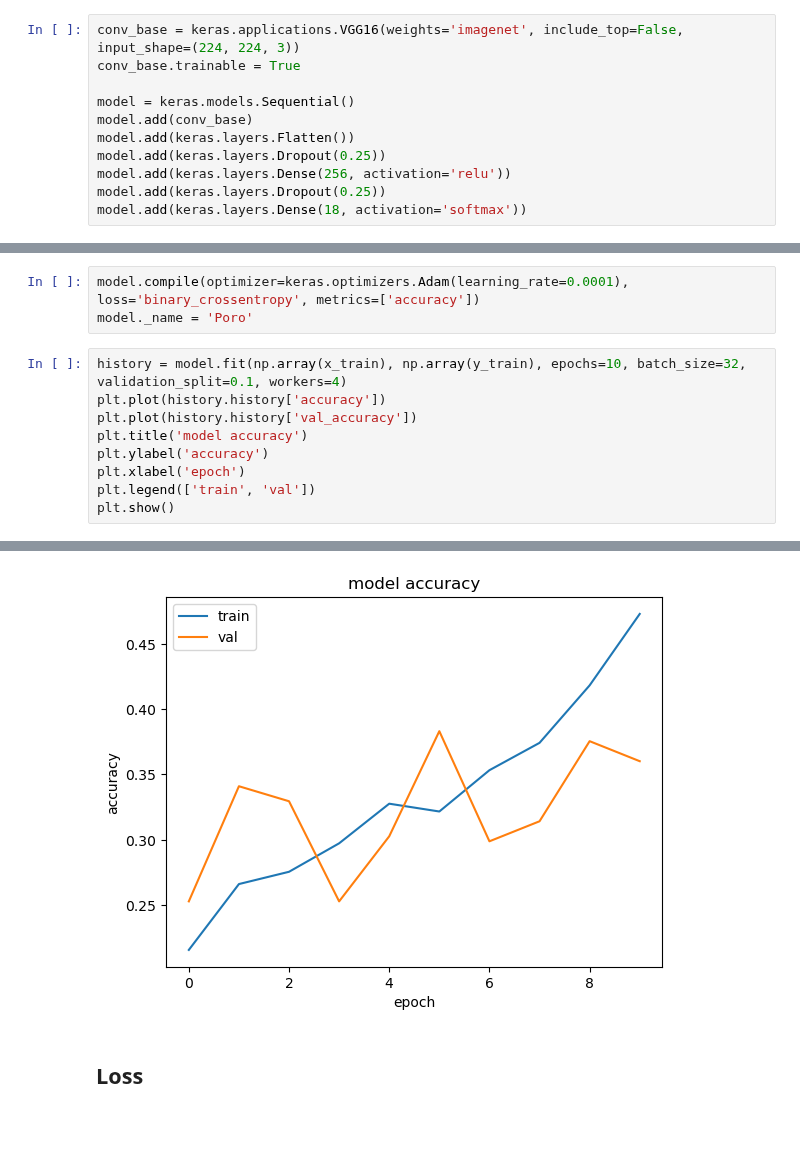
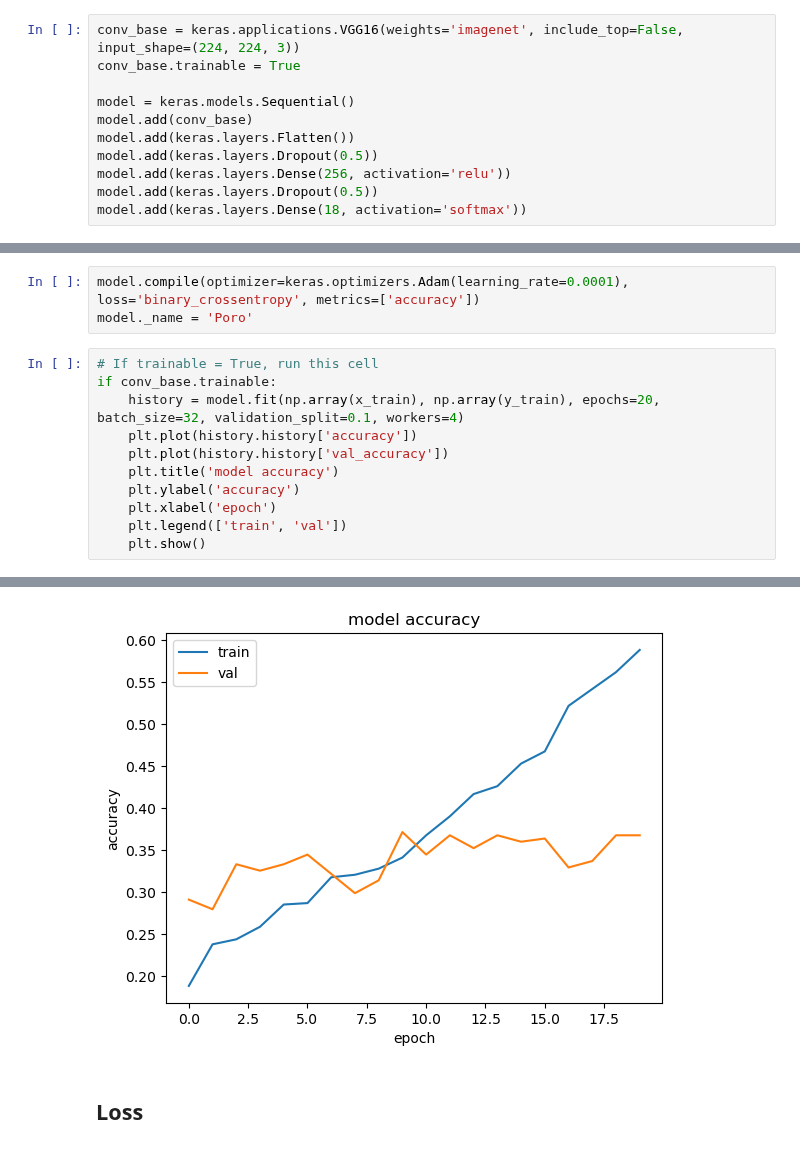
Before and after one commit to Tsun0193/ML-MovieGenre, a Jupyter notebook: main.ipynb, the cells around one changed output, grey strips where cells are left out. Drawn from its saved outputs; the diff is of its cells as text.

Commit message:
Re-train the model, update README for Poro-1.0. Archiving the model for Poro-1.0.

```diff
--- a/main.ipynb
+++ b/main.ipynb
@@ -107,9 +112,9 @@ conv_base.trainable = True
 model = keras.models.Sequential()
 model.add(conv_base)
 model.add(keras.layers.Flatten())
-model.add(keras.layers.Dropout(0.25))
+model.add(keras.layers.Dropout(0.5))
 model.add(keras.layers.Dense(256, activation='relu'))
-model.add(keras.layers.Dropout(0.25))
+model.add(keras.layers.Dropout(0.5))
 model.add(keras.layers.Dense(18, activation='softmax'))
 # %% [output]
 WARNING:tensorflow:From c:\Users\admin\anaconda3\Lib\site-packages\keras\src\backend.py:1398: The name tf.executing_eagerly_outside_functions is deprecated. Please use tf.compat.v1.executing_eagerly_o ...
@@ -119,12 +124,14 @@ WARNING:tensorflow:From c:\Users\admin\anaconda3\Lib\site-packages\keras\src\lay
 model.compile(optimizer=keras.optimizers.Adam(learning_rate=0.0001), loss='binary_crossentropy', metrics=['accuracy'])
 model._name = 'Poro'
 # %%
-history = model.fit(np.array(x_train), np.array(y_train), epochs=10, batch_size=32, validation_split=0.1, workers=4)
-plt.plot(history.history['accuracy'])
-plt.plot(history.history['val_accuracy'])
-plt.title('model accuracy')
-plt.ylabel('accuracy')
-plt.xlabel('epoch')
-plt.legend(['train', 'val'])
-plt.show()
+# If trainable = True, run this cell
+if conv_base.trainable:
+    history = model.fit(np.array(x_train), np.array(y_train), epochs=20, batch_size=32, validation_split=0.1, workers=4)
+    plt.plot(history.history['accuracy'])
+    plt.plot(history.history['val_accuracy'])
+    plt.title('model accuracy')
+    plt.ylabel('accuracy')
+    plt.xlabel('epoch')
+    plt.legend(['train', 'val'])
+    plt.show()
 # %% [output]
@@ -148,4 +155,4 @@ Epoch 10/10
-[figure, old version]
+[figure, new version]
 # %% [markdown]
 ## Loss
 # %%
```
Also changed, not shown: parts of 4 cells of this notebook, 1 other file.
